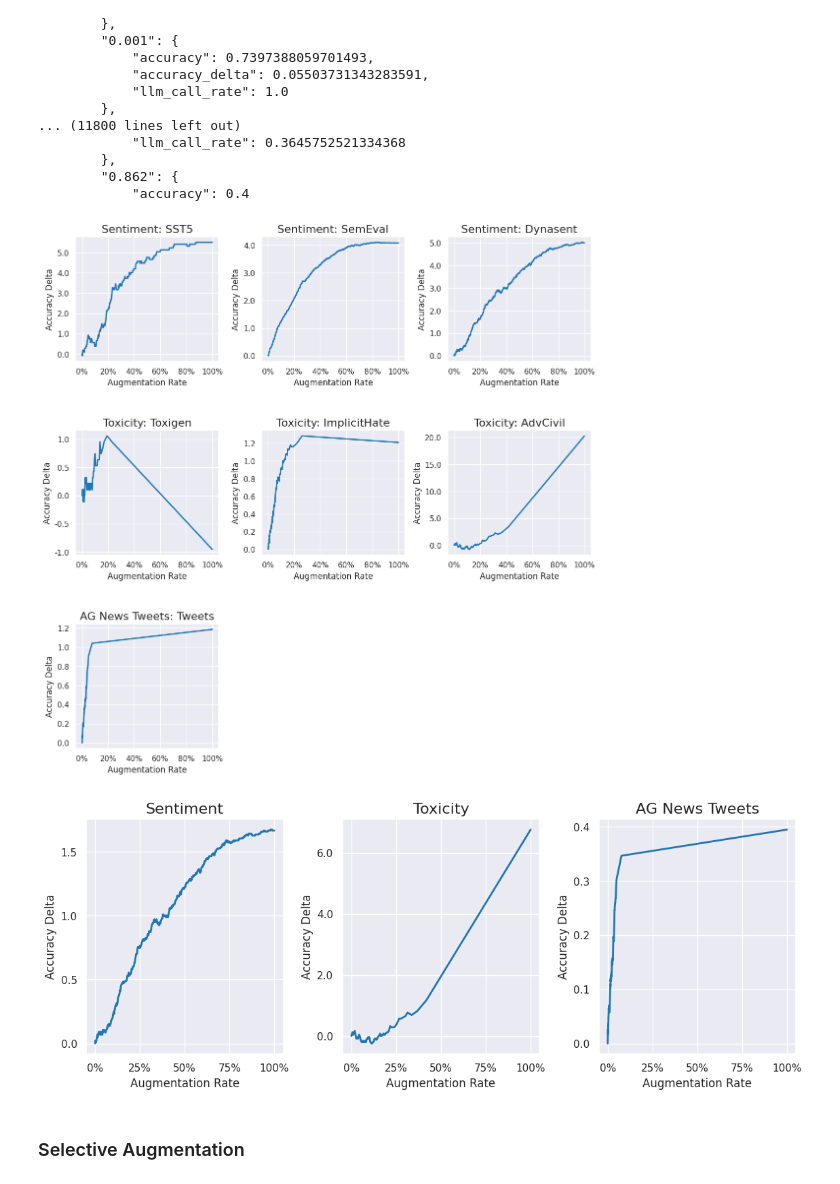
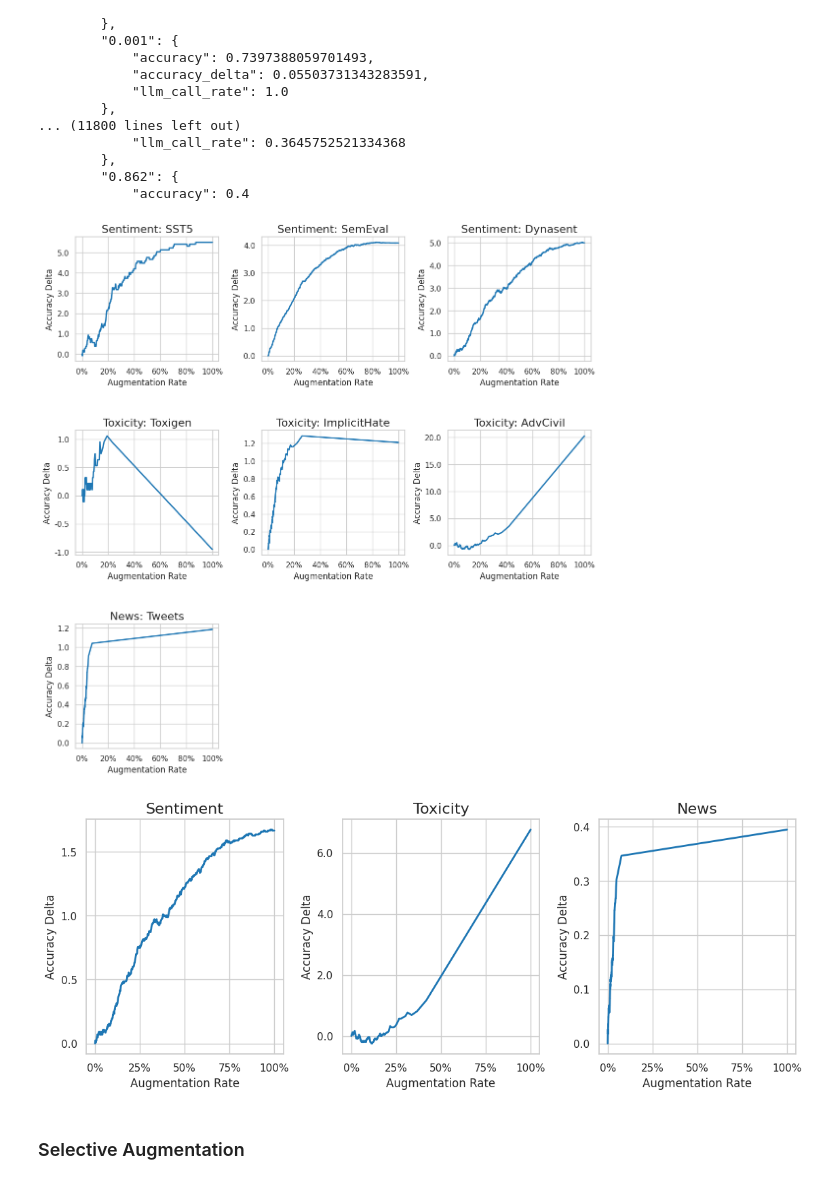
Before and after one commit to Kyle1668/LLM-TTA, a Jupyter notebook: notebooks/method_analysis_paper.ipynb, the cells around one changed output. Drawn from its saved outputs; the diff is of its cells as text; code cells hidden in the pictures.

Commit message:
More method analysis

```diff
--- a/notebooks/method_analysis_paper.ipynb
+++ b/notebooks/method_analysis_paper.ipynb
@@ -8,11 +8,12 @@ import pandas as pd
 import seaborn as sns
 import matplotlib.pyplot as plt
 from tqdm import tqdm
+from scipy.stats import pointbiserialr
 from datasets import load_dataset, load_from_disk
 from sklearn.metrics import classification_report
 
 tqdm.pandas()
-sns.set_style("darkgrid")
+sns.set_style("whitegrid")
 sns.set_context("notebook")
 aug_regex = re.compile(r"<aug>(.*?)</aug>", re.DOTALL)
 # %%
@@ -503,0 +769,37 @@ fig.show()
+# %%
+# three figures on single line
+fig, axes = plt.subplots(1, 3, figsize=(3 * FIG_SIZE, FIG_SIZE))
+plottng_datas = [("Sentiment", ood_sentiment_icr_data), ("Toxicity", ood_toxicity_icr_data), ("News", ood_tweets_icr_data)]
+
+correlations = []
+
+for index, (title, icr_frame) in tqdm(enumerate(plottng_datas)):
+    axes[index].set_title(title, fontsize=TITLE_FONT_SIZE)
+    icr_frame["max_softmax"] = icr_frame["tta_mean_class_probs"].apply(lambda p: max(p))
+    plotting_frame = icr_frame[["max_softmax", "original_prediction_entropy", "tta_prediction_entropy", "outcome"]].sort_values("outcome")
+    plotting_frame["Prediction"] = plotting_frame["outcome"].apply(lambda x: "Unchanged Prediction" if x == "Unchanged Correct" or x == "Unfixed Mistake" else "New Prediction")
+
+    # create kernal density estimate plot for original prediction entropy by outcome
+    sns.kdeplot(
+        data=plotting_frame,
+        x="original_prediction_entropy",
+        hue="Prediction",
+        fill=True,
+        ax=axes[index],
+        linewidth=LINE_WIDTH,
+        # alpha=0.5,
+        common_norm=False,
+    )
+
+    # log y and x axis
+    # axes[index].set_yscale("log")
+    axes[index].set_xscale("log")
+
+    # move legend to the top left
+    if index == 1:
+        axes[index].legend(loc="upper center", labels=["Unchanged", "New"], bbox_to_anchor=(0.5, -0.20), ncol=2, frameon=False, fontsize=14)
+    else:
+        axes[index].get_legend().remove()
+
+fig.subplots_adjust(wspace=WSPACE)
+fig.savefig("figures/method_analysis_entropy_distributions.png", bbox_inches="tight")
@@ -608,7 +912,7 @@ for row_index, task_splits in enumerate(task_keys):
         row_titles = {
             0: "Sentiment",
             1: "Toxicity",
-            2: "AG News Tweets",
+            2: "News",
         }
         shift_name = split_name.split("_")[-3]
         axes[row_index, col_index].set_title(f"{row_titles[row_index]}: {shift_name}", fontsize=TITLE_FONT_SIZE)
@@ -640,11 +944,11 @@ fig.subplots_adjust(wspace=WSPACE, hspace=WSPACE + 0.25)
 # save figure
 fig.savefig("figures/method_analysis_all_entropy_thresholds.png", bbox_inches="tight")
 # %% [output]
-[figure, old version]
+[figure, new version]
 # %%
 aggregated_sentiment_thresholds = {}
 for split in thresholds_dict:
-    task = "Sentiment" if "Sentiment" in split else "Toxicity" if "Toxicity" in split else "AG News Tweets"
+    task = "Sentiment" if "Sentiment" in split else "Toxicity" if "Toxicity" in split else "News"
     if task not in aggregated_sentiment_thresholds:
         aggregated_sentiment_thresholds[task] = {}
 
@@ -667,34 +971,34 @@ for task in aggregated_sentiment_thresholds:
 fig, axes = plt.subplots(1, 3, figsize=(3 * FIG_SIZE, FIG_SIZE))
 for col_index, task in enumerate(aggregated_sentiment_thresholds):
     sns.lineplot(
         ax=axes[col_index],
         data=pd.DataFrame(aggregated_sentiment_thresholds[task]).T.reset_index().sort_values("llm_call_rate"),
         x="llm_call_rate",
         y="accuracy_delta",
         linewidth=LINE_WIDTH)
 
 
     axes[col_index].set_title(task, fontsize=TITLE_FONT_SIZE)
 
     # add padding for labels
     axes[col_index].set_ylabel("Accuracy Delta")
     axes[col_index].set_xlabel("Augmentation Rate")
 
     # set x and y axis to percents
     axes[col_index].xaxis.set_major_formatter(lambda x, pos: f"{x:.0%}")
     axes[col_index].yaxis.set_major_formatter(lambda x, pos: f"{round(x * 100, 2)}")
 
     # set y value between 0 and 0.1
     # axes[col_index].set_ylim(-0.01, 0.08)
 
     # have few ticks on the x axis
     axes[col_index].locator_params(axis="x", nbins=5)
     axes[col_index].locator_params(axis="y", nbins=5)
 
 fig.subplots_adjust(wspace=WSPACE, hspace=0.3)
 fig.savefig("figures/method_analysis_aggregated_entropy_thresholds.png", bbox_inches="tight")
 # %% [output]
-[figure, old version]
+[figure, new version]
 # %% [markdown]
 ### Selective Augmentation
 # %%
```
Also changed, not shown: parts of 13 cells of this notebook, 10 other files.
